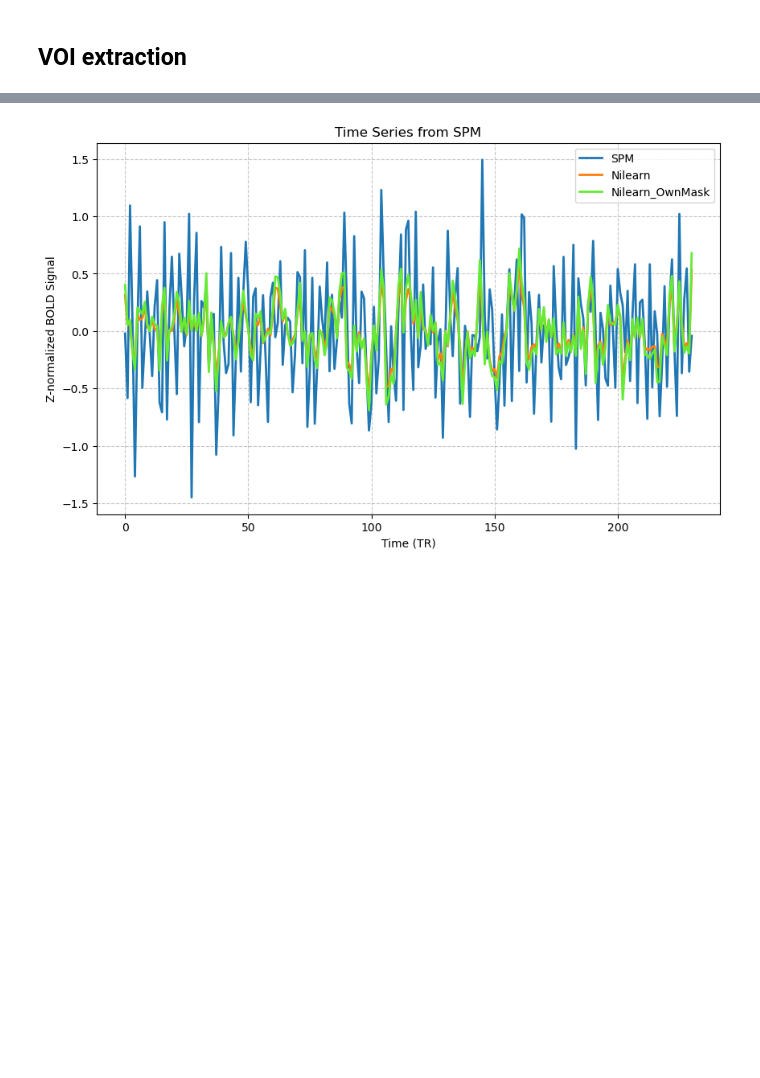
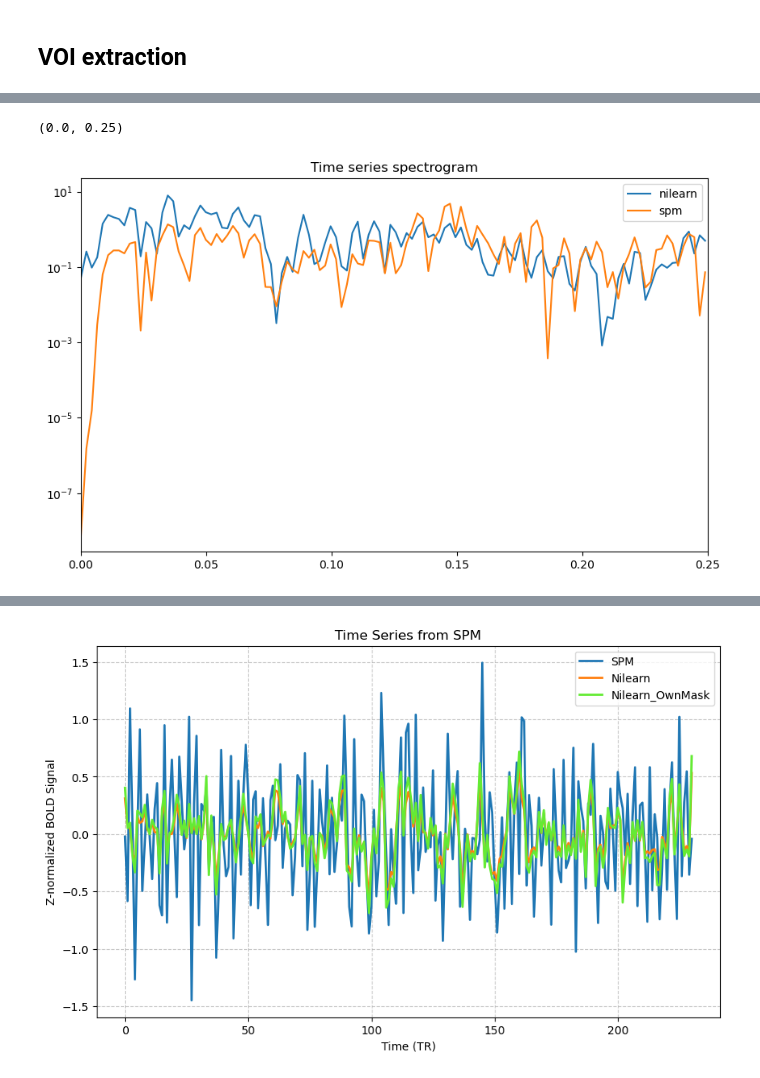
Before and after one commit to iknyazeva/TMFCpy, a Jupyter notebook: notebooks/VoiCompareSPM.ipynb, the cells around one changed output, grey strips where cells are left out. Cells and saved outputs as stored; diff of their text form; code cells hidden in the pictures; blank space fills up the shorter version.

```diff
--- a/notebooks/VoiCompareSPM.ipynb
+++ b/notebooks/VoiCompareSPM.ipynb
@@ -160,3 +177,15 @@ plt.grid(True, linestyle='--', alpha=0.7)
+# %%
+plt.figure(figsize=(10, 6))
+f_nilrn, Pxx_den_nilrn = signal.welch(time_series_nilearn_own_mask/np.max(time_series_nilearn_own_mask), 0.5, nperseg = 231);
+f_spm, Pxx_den_spm = signal.welch(time_series_spm/np.max(time_series_spm), 0.5, nperseg = 231);
+plt.semilogy(f_nilrn, Pxx_den_nilrn,  label='nilearn');
+plt.semilogy(f_spm, Pxx_den_spm, label='spm');
+plt.legend();
+plt.title('Time series spectrogram')
+plt.xlim([0, 0.25])
+# %% [output]
+(0.0, 0.25)
+[figure, added]
 # %%
 VOI_SERIES_SPM = Path.cwd().parent/'data'/'external'/'01_Sub'/'VOIs'/f'VOI_{VOI_NAME}_1.mat'
 time_series_spm = sio.loadmat(str(VOI_SERIES_SPM))['Y'].squeeze()
```
Also changed, not shown: parts of 13 cells of this notebook, 5 other files.
